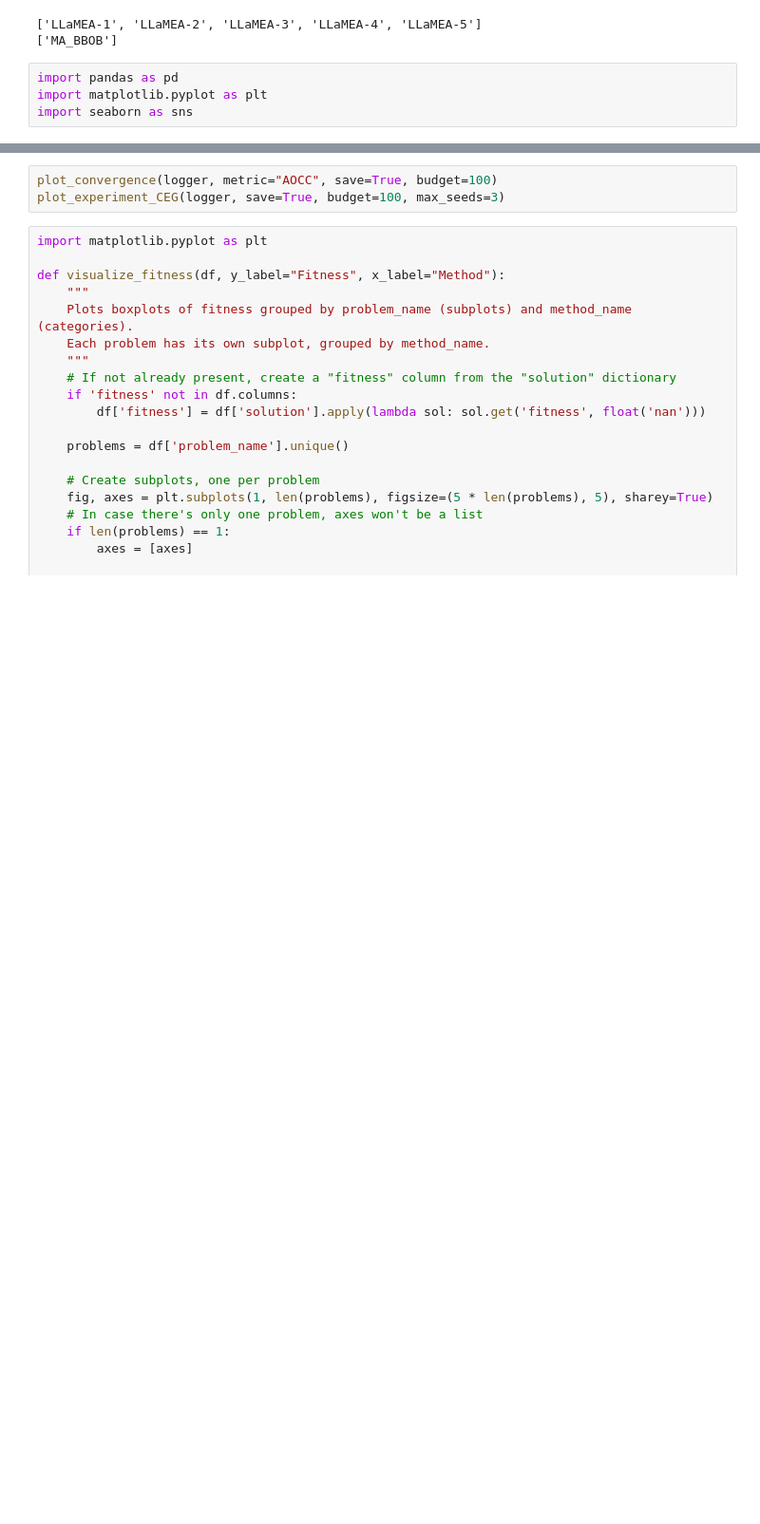
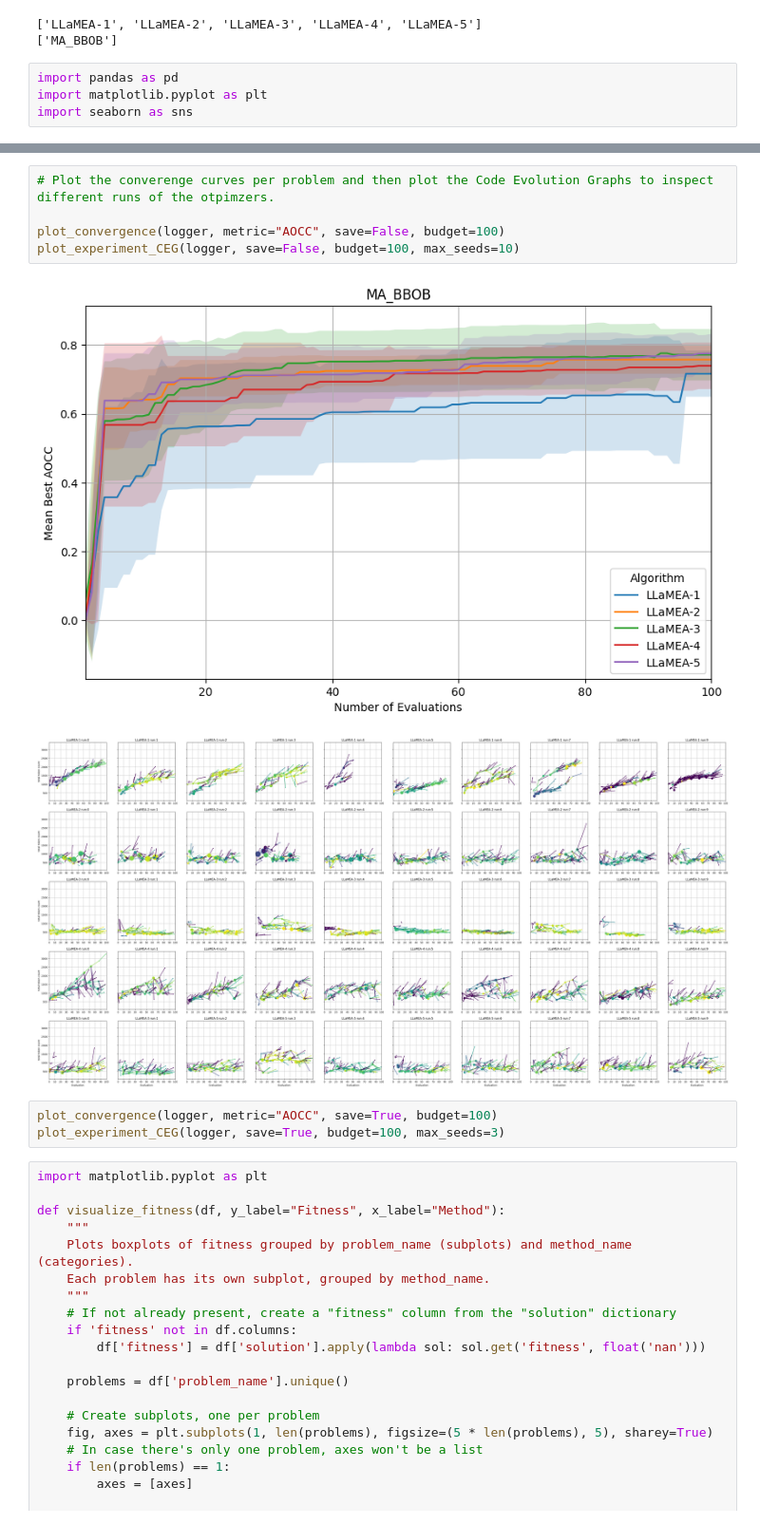
Before and after one commit to XAI-liacs/BLADE, a Jupyter notebook: visualize_mabbob.ipynb, the cells around one changed output, grey strips where cells are left out. Shown at 95% size. Saved outputs shown, nothing was run; the diff lists cells and outputs as text; blank space fills up the shorter version.

Commit message:
Added unit tests, many changes in loggers and other files.

```diff
--- a/visualize_mabbob.ipynb
+++ b/visualize_mabbob.ipynb
@@ -60,3 +18,11 @@ Name: name, dtype: object
+# %%
+# Plot the converenge curves per problem and then plot the Code Evolution Graphs to inspect different runs of the otpimzers.
+
+plot_convergence(logger, metric="AOCC", save=False, budget=100)
+plot_experiment_CEG(logger, save=False, budget=100, max_seeds=10)
+# %% [output]
+[figure, added]
+[figure, added]
 # %%
 plot_convergence(logger, metric="AOCC", save=True, budget=100)
 plot_experiment_CEG(logger, save=True, budget=100, max_seeds=3)
```
Also changed, not shown: parts of 3 cells of this notebook, 51 other files.
